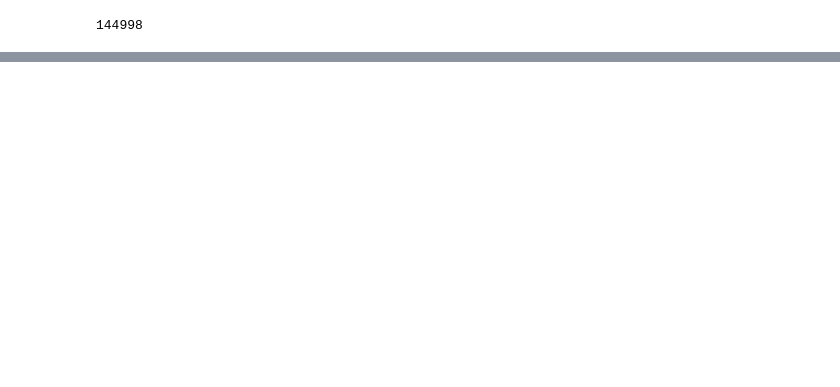
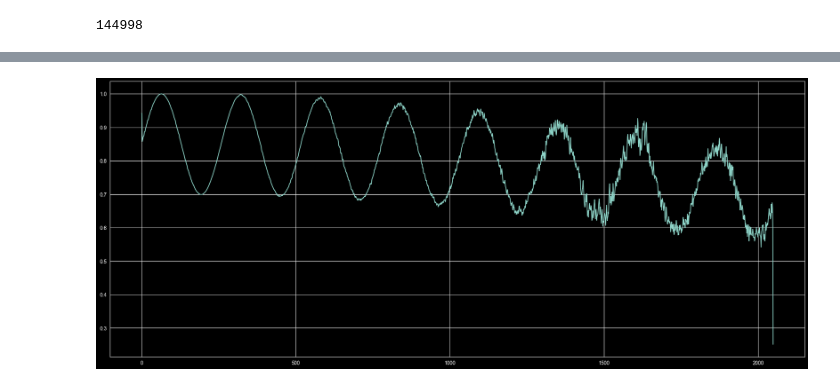
Before and after one commit to BorodinDN67/mgts_test_task, a Jupyter notebook: task_2.ipynb, the cells around one changed output, grey strips where cells are left out. Cells and saved outputs as stored; diff of their text form; code cells hidden in the pictures; blank space fills up the shorter version.

```diff
--- a/task_2.ipynb
+++ b/task_2.ipynb
@@ -97,0 +103,10 @@ plt.plot(np.clip(mean_afc, 0, 20))
+# %%
+from scipy.signal import welch, csd
+fs = 20*10**3
+f, Sxx = welch(x, fs, nperseg=4096, noverlap=2048, window='hann')
+f, Sxy = csd(x, y, fs, nperseg=4096, noverlap=2048, window='hann')
+fig = plt.figure(figsize=(25,10))
+plt.plot(np.abs(Sxy) / np.abs(Sxx))
+fig.savefig("./pictures/AFC_finish", dpi=200, bbox_inches="tight")
+# %% [output]
+[figure, added]
```
Also changed, not shown: parts of 7 cells of this notebook, 8 other files.
